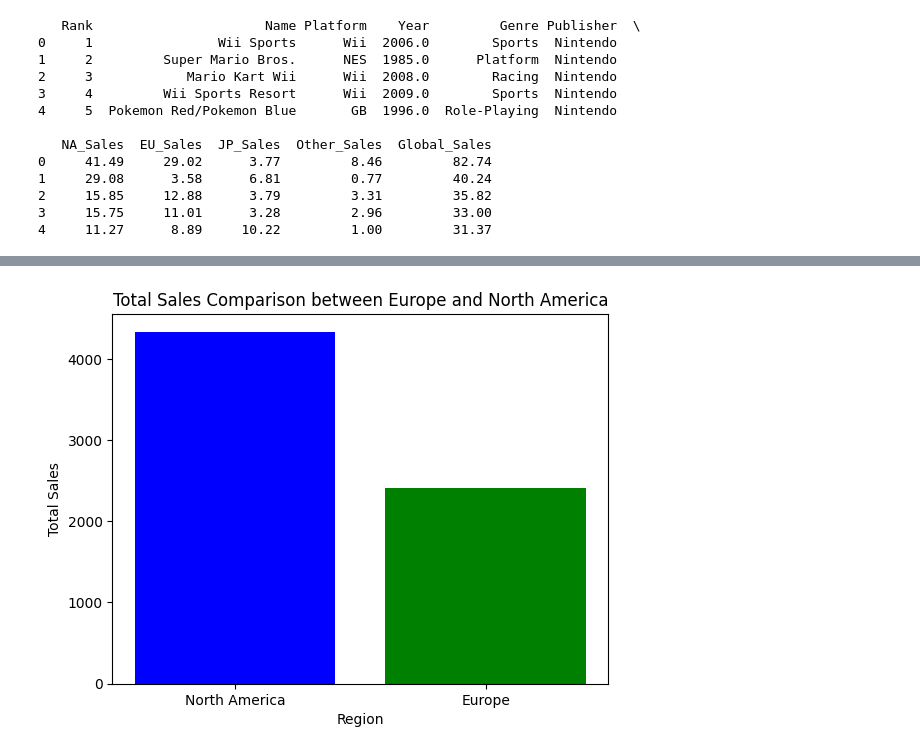
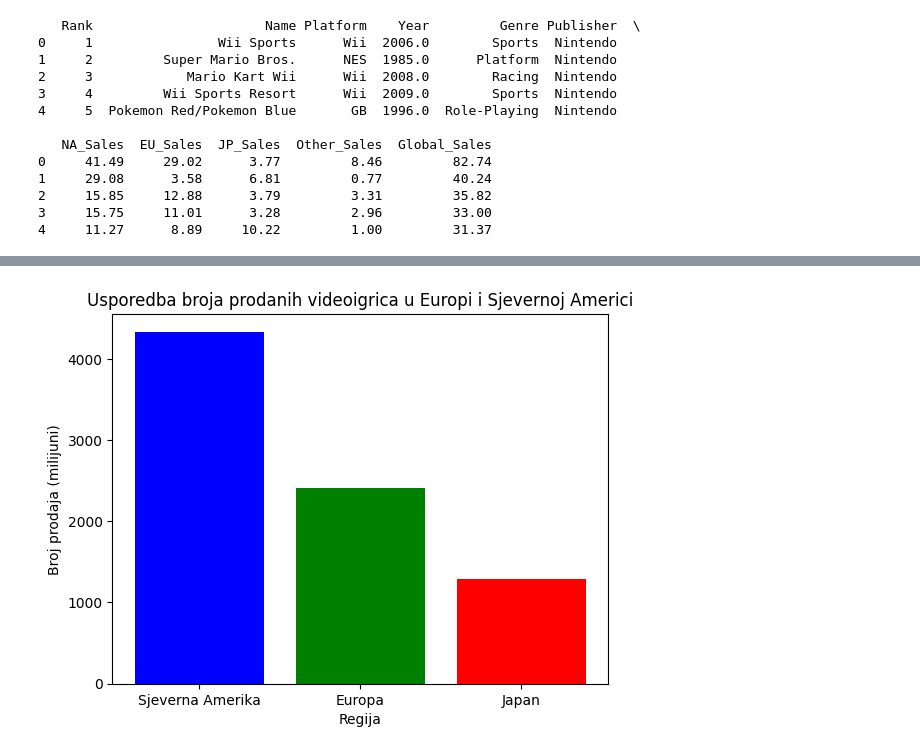
Before and after one commit to VladimirVladetic/VizualizacijaPodatakaDZ, a Jupyter notebook: Vizualizacija.ipynb, the cells around one changed output, grey strips where cells are left out. Saved outputs shown, nothing was run; the diff lists cells and outputs as text; code cells hidden in the pictures.

```diff
--- a/Vizualizacija.ipynb
+++ b/Vizualizacija.ipynb
@@ -194,15 +183,16 @@ def globalSalesByYear(df):
   plt.tight_layout()
   plt.show()
 # %%
-def NAvsEUSales(df):
+def NAvsEUvsJPSales(df):
   total_na_sales = df['NA_Sales'].sum()
   total_eu_sales = df['EU_Sales'].sum()
+  total_jp_sales = df['JP_Sales'].sum()
 
-  regions = ['North America', 'Europe']
-  sales = [total_na_sales, total_eu_sales]
+  regions = ['Sjeverna Amerika', 'Europa', 'Japan']
+  sales = [total_na_sales, total_eu_sales, total_jp_sales]
 
-  plt.bar(regions, sales, color=['blue', 'green'])
-  plt.xlabel('Region')
-  plt.ylabel('Total Sales')
-  plt.title('Total Sales Comparison between Europe and North America')
+  plt.bar(regions, sales, color=['blue', 'green', 'red'])
+  plt.xlabel('Regija')
+  plt.ylabel('Broj prodaja (milijuni)')
+  plt.title('Usporedba broja prodanih videoigrica u Europi i Sjevernoj Americi')
   plt.show()
@@ -233,7 +219,7 @@ genresGlobal(df)
 # %%
-NAvsEUSales(df)
+NAvsEUvsJPSales(df)
 # %% [output]
-[figure, old version]
+[figure, new version]
 # %%
 globalSalesByYear(df)
 # %% [output]
```
Also changed, not shown: parts of 14 cells of this notebook.
